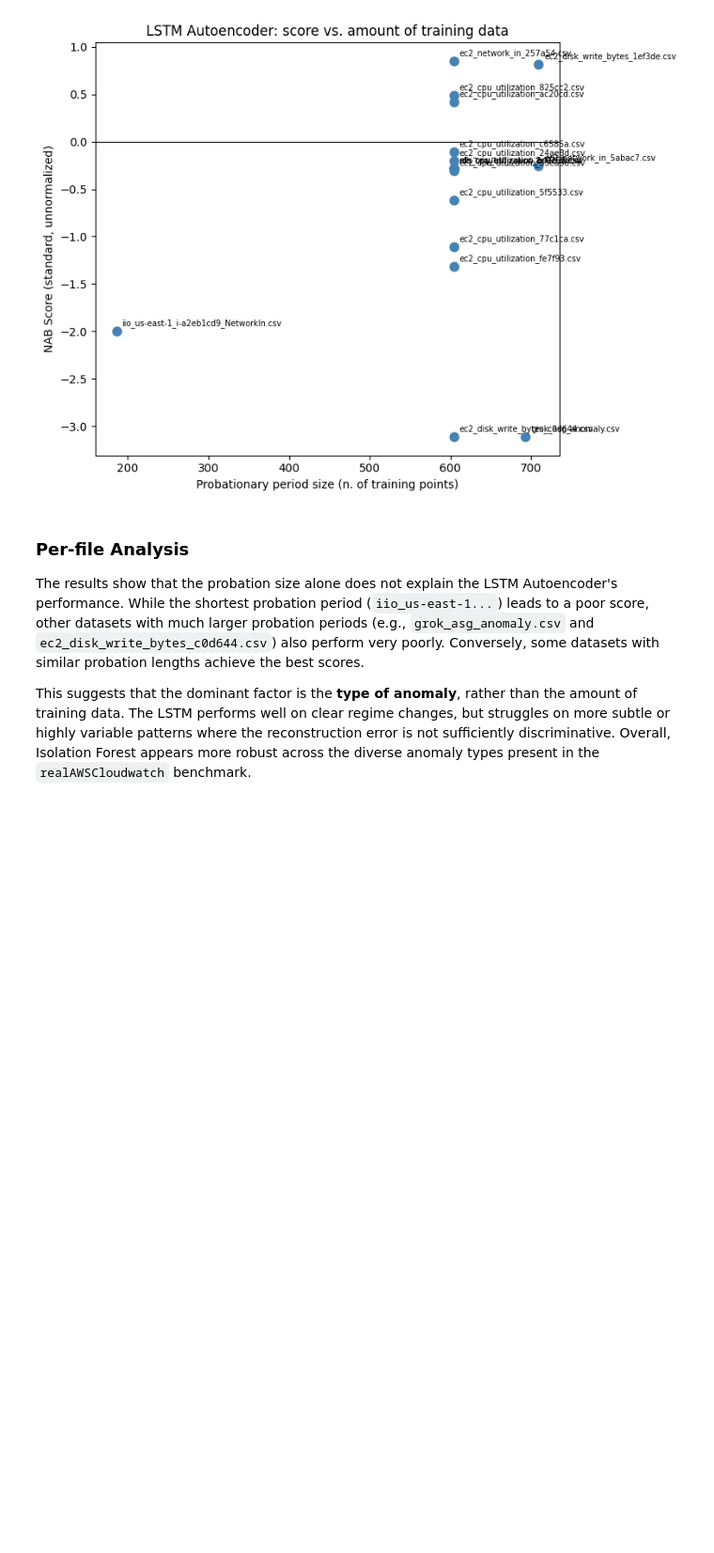
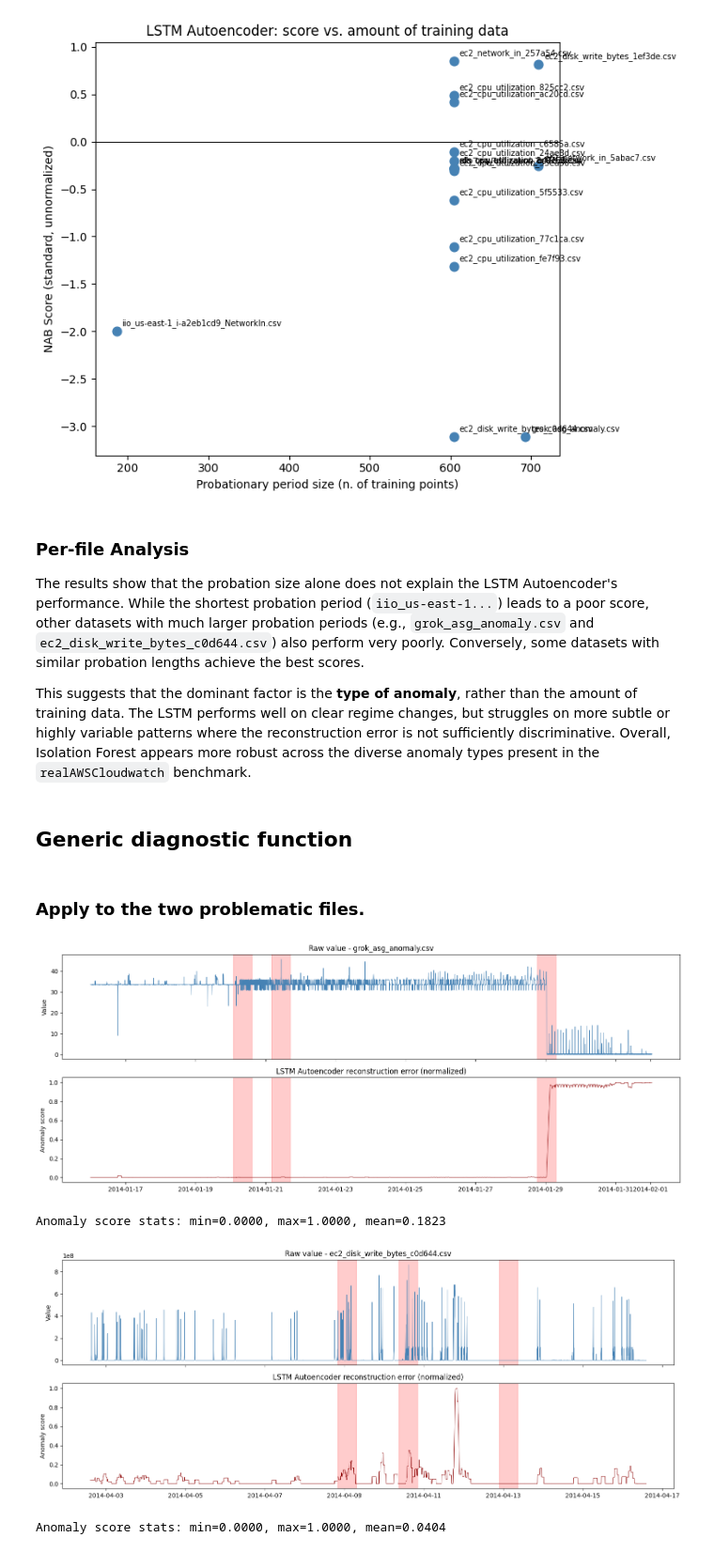
Before and after one commit to Manal-Ghita/Nab-Anomaly-Detection, a Jupyter notebook: notebooks/03_lstm_autoencoder.ipynb, the cells around one changed output. Shown at 94% size. Saved outputs shown, nothing was run; the diff lists cells and outputs as text; code cells hidden in the pictures; blank space fills up the shorter version.

Commit message:
Analyze failure cases of LSTM Autoencoder on NAB datasets

```diff
--- a/notebooks/03_lstm_autoencoder.ipynb
+++ b/notebooks/03_lstm_autoencoder.ipynb
@@ -651,3 +651,48 @@ plt.show()
 The results show that the probation size alone does not explain the LSTM Autoencoder's performance. While the shortest probation period (`iio_us-east-1...`) leads to a poor score, other datasets with much larger probation periods (e.g., `grok_asg_anomaly.csv` and `ec2_disk_write_bytes_c0d644.csv`) also perform very poorly. Conversely, some datasets with similar probation lengths achieve the best scores.
 
 This suggests that the dominant factor is the **type of anomaly**, rather than the amount of training data. The LSTM performs well on clear regime changes, but struggles on more subtle or highly variable patterns where the reconstruction error is not sufficiently discriminative. Overall, Isolation Forest appears more robust across the diverse anomaly types present in the `realAWSCloudwatch` benchmark.
+# %% [markdown]
+## Generic diagnostic function
+# %%
+import json
+
+with open(NAB_PATH / "labels" / "combined_windows_realAWS.json") as f:
+    all_windows_subset = json.load(f)
+
+def plot_lstm_diagnosis(filename: str):
+    results_path = NAB_PATH / "results" / "lstmAutoencoder" / "realAWSCloudwatch" / f"lstmAutoencoder_{filename}"
+    results = pd.read_csv(results_path, parse_dates=["timestamp"])
+
+    key = f"realAWSCloudwatch/{filename}"
+    file_windows = [(pd.Timestamp(s), pd.Timestamp(e)) for s, e in all_windows_subset[key]]
+
+    fig, axes = plt.subplots(2, 1, figsize=(15, 6), sharex=True)
+
+    axes[0].plot(results["timestamp"], results["value"], linewidth=0.7, color="steelblue")
+    axes[0].set_ylabel("Value")
+    axes[0].set_title(f"Raw value - {filename}")
+
+    axes[1].plot(results["timestamp"], results["anomaly_score"], linewidth=0.7, color="darkred")
+    axes[1].set_ylabel("Anomaly score")
+    axes[1].set_title("LSTM Autoencoder reconstruction error (normalized)")
+
+    for ax in axes:
+        for start, end in file_windows:
+            ax.axvspan(start, end, color="red", alpha=0.2)
+
+    plt.tight_layout()
+    plt.show()
+
+    print(f"Anomaly score stats: min={results['anomaly_score'].min():.4f}, "
+          f"max={results['anomaly_score'].max():.4f}, "
+          f"mean={results['anomaly_score'].mean():.4f}")
+# %% [markdown]
+### Apply to the two problematic files.
+# %%
+plot_lstm_diagnosis("grok_asg_anomaly.csv")
+plot_lstm_diagnosis("ec2_disk_write_bytes_c0d644.csv")
+# %% [output]
+[figure, added]
+Anomaly score stats: min=0.0000, max=1.0000, mean=0.1823
+[figure, added]
+Anomaly score stats: min=0.0000, max=1.0000, mean=0.0404
```
Also changed, not shown: parts of 1 cell of this notebook.
